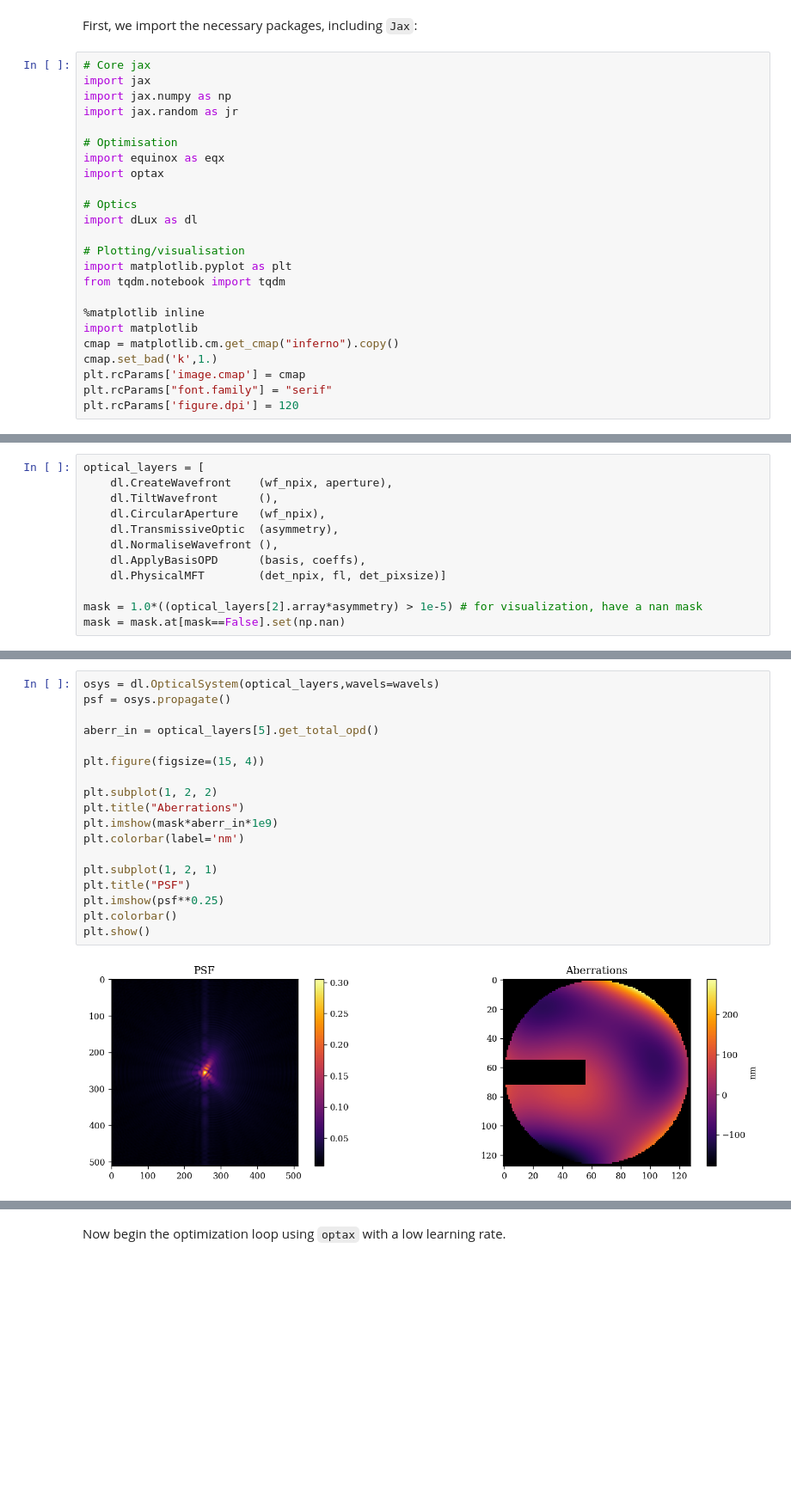
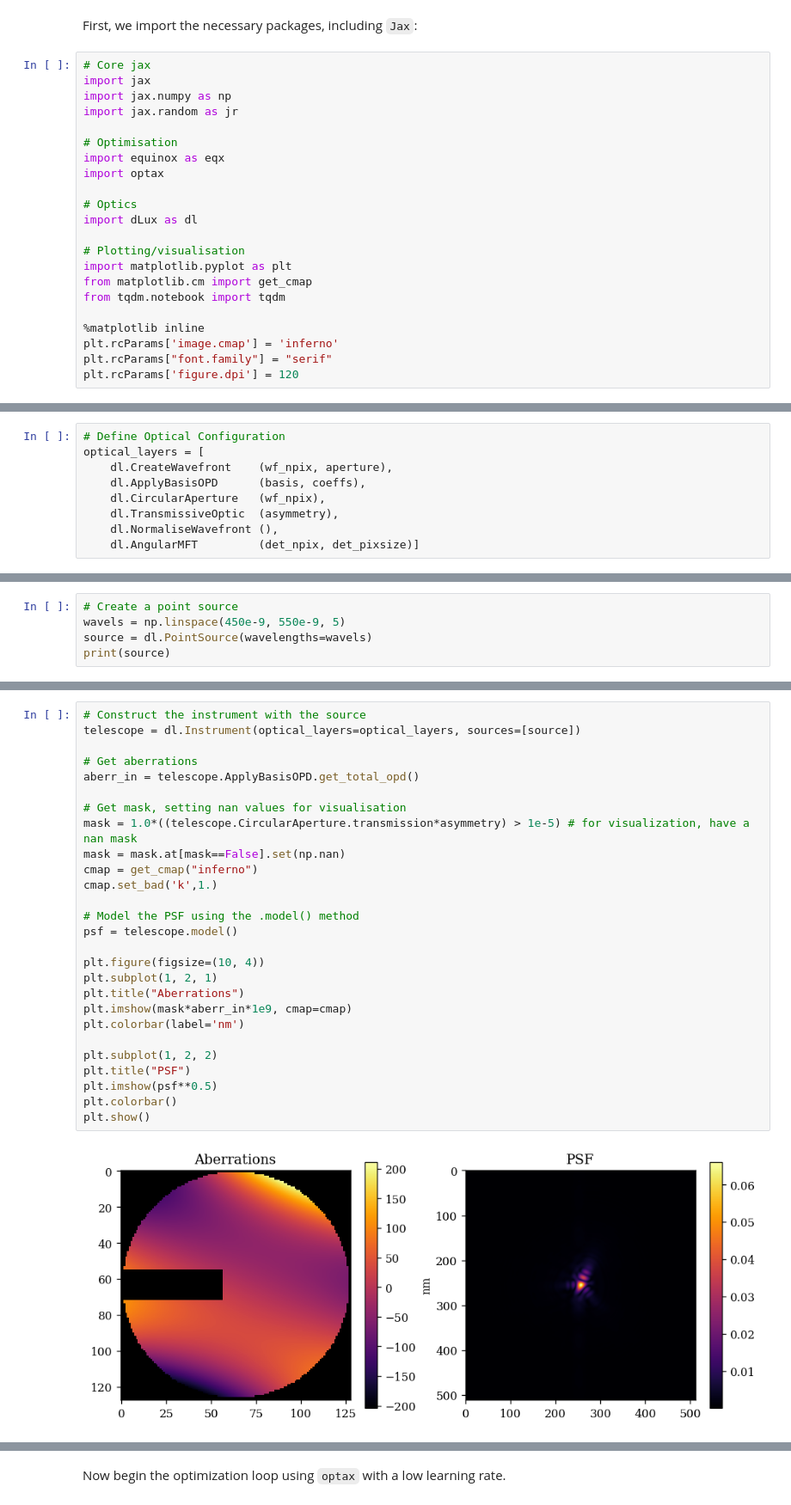
Before and after one commit to LouisDesdoigts/dLux, a Jupyter notebook: docs/notebooks/phase_retrieval_demo.ipynb, the cells around one changed output, grey strips where cells are left out. Shown at 86% size. Saved outputs shown, nothing was run; the diff lists cells and outputs as text; blank space fills up the shorter version.

```diff
--- a/docs/notebooks/phase_retrieval_demo.ipynb
+++ b/docs/notebooks/phase_retrieval_demo.ipynb
@@ -19,12 +19,10 @@ import dLux as dl
 
 # Plotting/visualisation
 import matplotlib.pyplot as plt
+from matplotlib.cm import get_cmap
 from tqdm.notebook import tqdm
 
 %matplotlib inline
-import matplotlib
-cmap = matplotlib.cm.get_cmap("inferno").copy()
-cmap.set_bad('k',1.)
-plt.rcParams['image.cmap'] = cmap
+plt.rcParams['image.cmap'] = 'inferno'
 plt.rcParams["font.family"] = "serif"
 plt.rcParams['figure.dpi'] = 120
@@ -63,13 +63,10 @@ Then we pass it through a circular aperture of radius filling the whole input wa
 # %%
+# Define Optical Configuration
 optical_layers = [
     dl.CreateWavefront    (wf_npix, aperture),
-    dl.TiltWavefront      (),
+    dl.ApplyBasisOPD      (basis, coeffs),
     dl.CircularAperture   (wf_npix),
     dl.TransmissiveOptic  (asymmetry),
     dl.NormaliseWavefront (),
-    dl.ApplyBasisOPD      (basis, coeffs),
-    dl.PhysicalMFT        (det_npix, fl, det_pixsize)]
-
-mask = 1.0*((optical_layers[2].array*asymmetry) > 1e-5) # for visualization, have a nan mask
-mask = mask.at[mask==False].set(np.nan)
+    dl.AngularMFT         (det_npix, det_pixsize)]
 # %% [markdown]
@@ -76,0 +74,5 @@ Then an optical system is an `equinox` module which you initialize with a list o
+# %%
+# Create a point source
+wavels = np.linspace(450e-9, 550e-9, 5)
+source = dl.PointSource(wavelengths=wavels)
+print(source)
@@ -77,21 +90,30 @@ Then an optical system is an `equinox` module which you initialize with a list o
 # %%
-osys = dl.OpticalSystem(optical_layers,wavels=wavels)
-psf = osys.propagate()
+# Construct the instrument with the source
+telescope = dl.Instrument(optical_layers=optical_layers, sources=[source])
 
-aberr_in = optical_layers[5].get_total_opd()
+# Get aberrations
+aberr_in = telescope.ApplyBasisOPD.get_total_opd()
 
-plt.figure(figsize=(15, 4))
+# Get mask, setting nan values for visualisation
+mask = 1.0*((telescope.CircularAperture.transmission*asymmetry) > 1e-5) # for visualization, have a nan mask
+mask = mask.at[mask==False].set(np.nan)
+cmap = get_cmap("inferno")
+cmap.set_bad('k',1.)
+
+# Model the PSF using the .model() method
+psf = telescope.model()
+
+plt.figure(figsize=(10, 4))
+plt.subplot(1, 2, 1)
+plt.title("Aberrations")
+plt.imshow(mask*aberr_in*1e9, cmap=cmap)
+plt.colorbar(label='nm')
 
 plt.subplot(1, 2, 2)
-plt.title("Aberrations")
-plt.imshow(mask*aberr_in*1e9)
-plt.colorbar(label='nm')
-
-plt.subplot(1, 2, 1)
 plt.title("PSF")
-plt.imshow(psf**0.25)
+plt.imshow(psf**0.5)
 plt.colorbar()
 plt.show()
 # %% [output]
-[figure, old version]
+[figure, new version]
 # %% [markdown]
```
Also changed, not shown: parts of 16 cells of this notebook, 3 other files.
